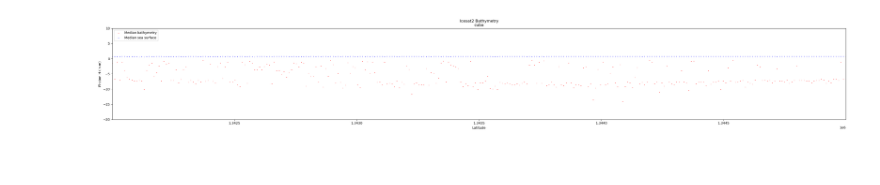
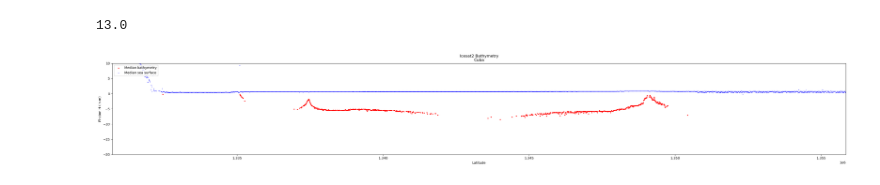
Before and after one commit to nmt28/C-SHELPh, a Jupyter notebook: 4.Bathymetry_modeling/refraction_correction.ipynb, the cells around one changed output. Cells and saved outputs as stored; diff of their text form; code cells hidden in the pictures.

Commit message:
Refraction_correction changes
Additional changes and cleaning of refraction correction functions, mainly dealing with thresholding of bins.

```diff
--- a/4.Bathymetry_modeling/refraction_correction.ipynb
+++ b/4.Bathymetry_modeling/refraction_correction.ipynb
@@ -33,7 +33,7 @@ location = 'Cuba'
 
 # Set resolution (in m)
 lat_resolution = 10
-height_resolution = 0.25
+height_resolution = 0.5
 # %%
 def OrthometricCorrection(lat, lon, Z, epsg):
     # transform ellipsod (WGS84) height to orthometric height
@@ -164,7 +164,7 @@ dataset_sea1 = dataset_sea[(dataset_sea.confidence != 0)  & (dataset_sea.confide
 # Filter for elevation range
 dataset_sea1 = dataset_sea1[(dataset_sea1['photon_height'] > -40) & (dataset_sea1['photon_height'] < 40)]
 # Focus on specific latitude
-dataset_sea1 = dataset_sea1[(dataset_sea1['latitude'] > 1342000) & (dataset_sea1['latitude'] < 1345000)]
+# dataset_sea1 = dataset_sea1[(dataset_sea1['latitude'] > 1335000) & (dataset_sea1['latitude'] < 1355000)]
 # %%
 def bin_data(dataset, lat_res, height_res):
 
@@ -325,27 +327,32 @@ dataset_bath = pd.DataFrame({'latitude': rawY, 'longitude': rawX, 'cor_latitude'
+# %%
+np.percentile(binned_data.groupby(['lat_bins', 'height_bins']).size().reset_index().groupby('lat_bins')[[0]].max(), 7)
+# %% [output]
+13.0
 # %%
-def get_bath_height(binned_data):
+def get_bath_height(binned_data, percentile):
     # Create sea height list
     bath_height = []
 
     # Group data by latitude
-    binned_data_bath = binned_data[(binned_data['photon_height'] < 0)] # Filter out surface data
+    binned_data_bath = binned_data[(binned_data['photon_height'] < WSHeight - (height_resolution * 2))] # Filter out surface data that are two bins below median surface value calculated above
     grouped_data = binned_data_bath.groupby(['lat_bins'], group_keys=True)
     data_groups = dict(list(grouped_data))
+    count_threshold = np.percentile(binned_data.groupby(['lat_bins', 'height_bins']).size().reset_index().groupby('lat_bins')[[0]].max(), percentile)
 
     # Loop through groups and return average sea height
     for k,v in data_groups.items():
-#         if v['lat_bins'].count() > 70:
         new_df = pd.DataFrame(v.groupby('height_bins').count())
-#         new_df.drop(new_df.tail(2).index,inplace=True) # drop last 2 rows to filter out positive/above-sea-level bins
-#             if new_df['cor_latitude'].argmax()
         bath_bin = new_df['cor_latitude'].argmax()
         bath_bin_h = new_df.index[bath_bin]
-        bath_bin_median = v.loc[v['height_bins']==bath_bin_h, 'cor_photon_height'].median()
-        bath_height.append(bath_bin_median)
-        del new_df
+        # Set threshold of photon counts per bin
+        if new_df.iloc[bath_bin]['latitude'] >= count_threshold:
+            bath_bin_median = v.loc[v['height_bins']==bath_bin_h, 'cor_photon_height'].median()
+            bath_height.append(bath_bin_median)
+            del new_df
 
-#         else:
-#             bath_height.append(np.nan)
+        else:
+            bath_height.append(np.nan)
+            del new_df
 
     return bath_height
 
@@ -363,10 +370,10 @@ def produce_figures(binned_data, bath_height, sea_height, scene_location, y_limi
 
     # Plot raw points
 #     plt.scatter(x=binned_data.latitude, y = binned_data.photon_height, marker='o', lw=0, s=1, alpha = 0.8, c = 'yellow', label = 'Raw photon height')
-#     plt.scatter(x=binned_data.cor_latitude, y = binned_data.cor_photon_height, marker='o', lw=0, s=5, alpha = 0.2, c = 'r', label = 'Corrected photon height')
+#     plt.scatter(x=binned_data.cor_latitude, y = binned_data.cor_photon_height, marker='o', lw=0, s=0.5, alpha = 0.3, c = 'black', label = 'Corrected photon height')
 
     # Plot median values
-    plt.scatter(bath_median_df.x, bath_median_df.y, marker = 'o', c='r', alpha = 0.8, s = 0.5, label = 'Median bathymetry')
+    plt.scatter(bath_median_df.x, bath_median_df.y, marker = 'o', c='r', alpha = 0.8, s = 5, label = 'Median bathymetry')
     plt.scatter(sea_median_df.x, sea_median_df.y, marker = 'o', c='b', alpha = 1, s = 0.5, label = 'Median sea surface')
 
     plt.title('Icesat2 Bathymetry\n' + location)
@@ -387,9 +394,8 @@ def produce_figures(binned_data, bath_height, sea_height, scene_location, y_limi
 
     plt.close()
 # %%
-binned_data = bin_data(dataset_bath, lat_resolution, height_resolution)
-bath_height = get_bath_height(binned_data_bath)
+bath_height = get_bath_height(binned_data, 7)
 plt.close()
 produce_figures(binned_data, bath_height, sea_height, 'Cuba', 10, -20, os.getcwd(), location)
 # %% [output]
-[figure, old version]
+[figure, new version]
```
Also changed, not shown: parts of 7 cells of this notebook.
